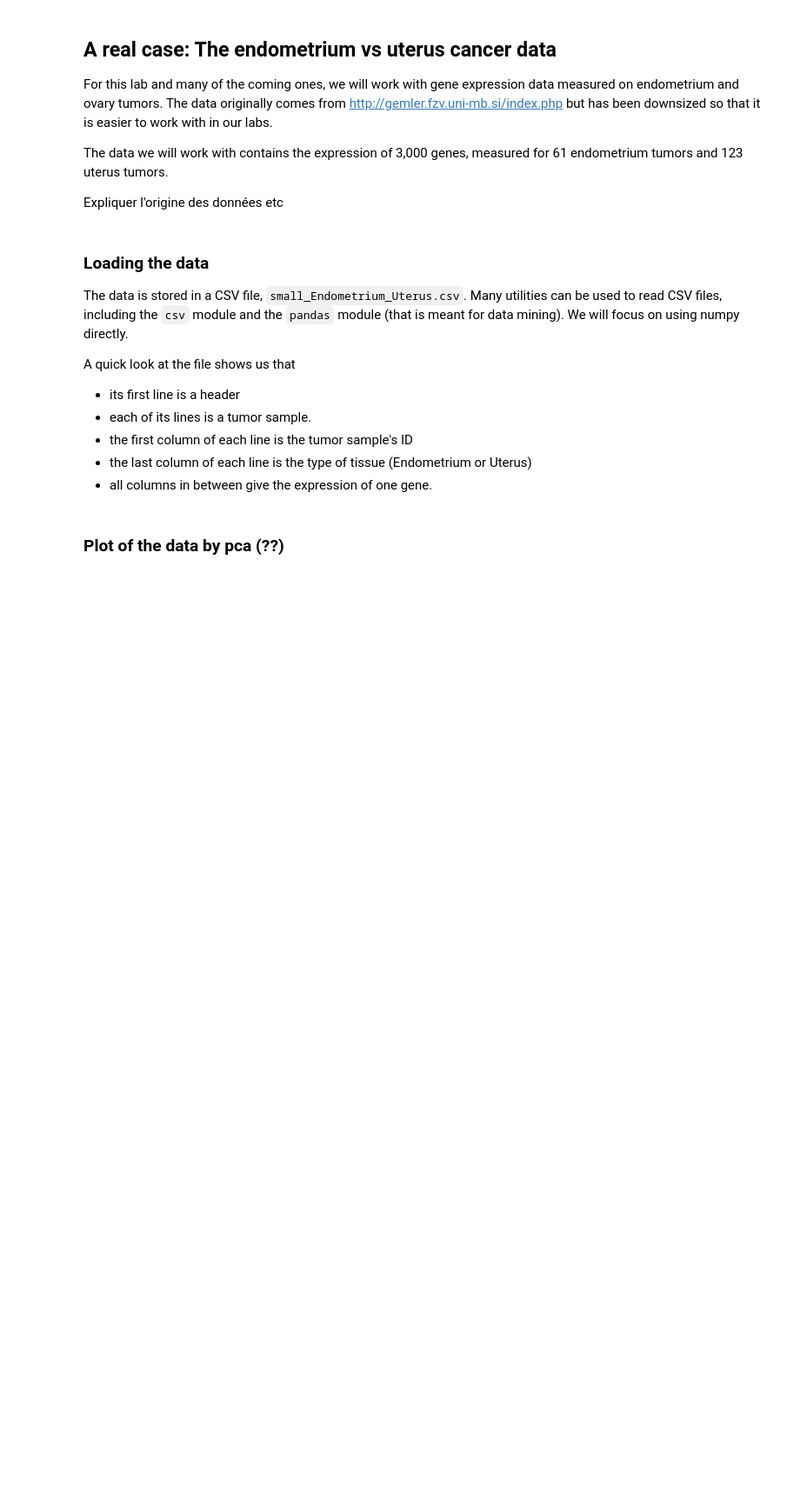
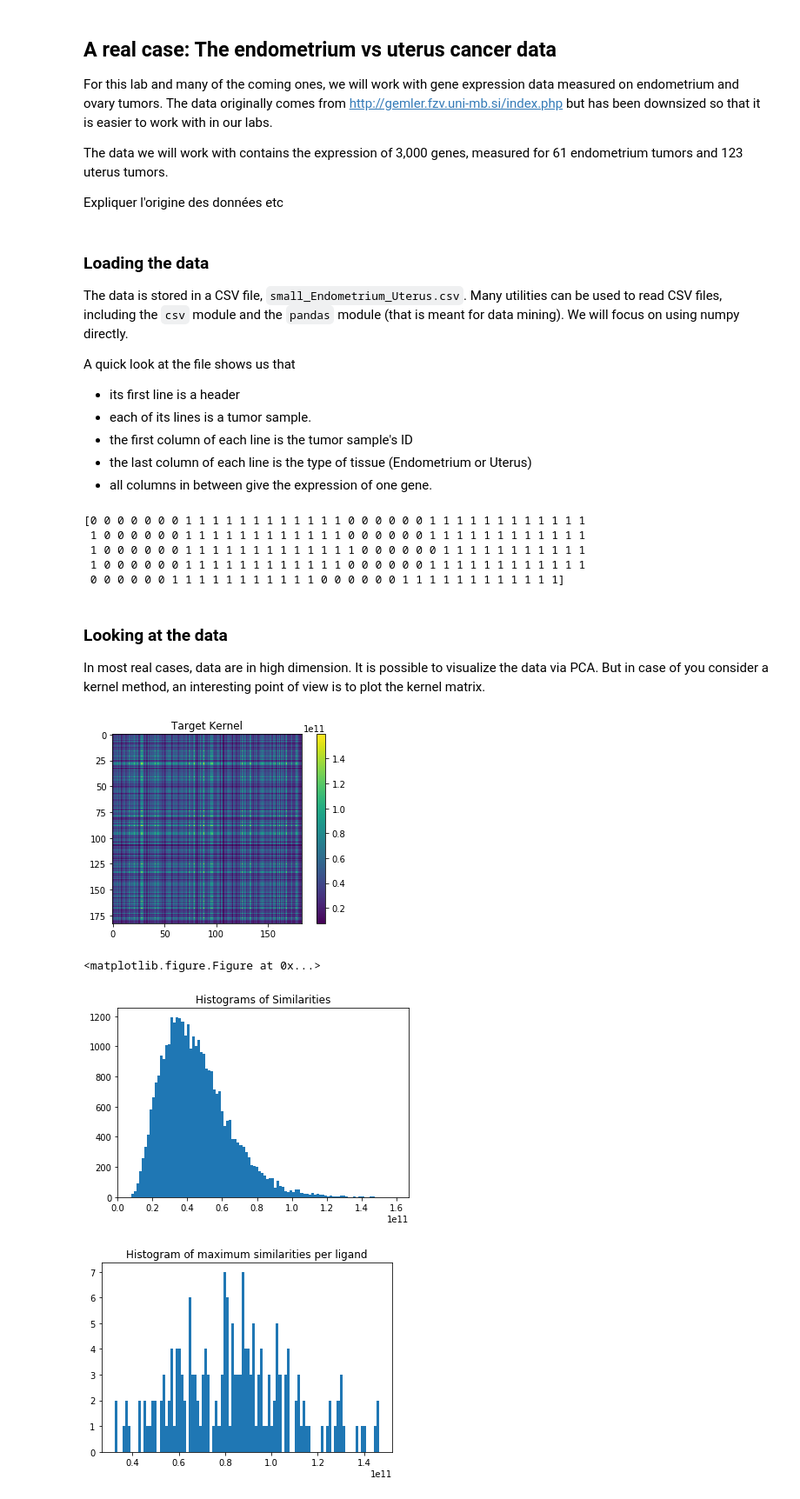
Before and after one commit to bplaye/TP_SVM_04-20-17, a Jupyter notebook: TP_SVM_04-20-17.ipynb, the cells around one changed output. Shown at 87% size. Cells and saved outputs as stored; diff of their text form; code cells hidden in the pictures; blank space fills up the shorter version.

```diff
--- a/TP_SVM_04-20-17.ipynb
+++ b/TP_SVM_04-20-17.ipynb
@@ -316,15 +455,19 @@ X = np.loadtxt('data/real_case/small_Endometrium_Uterus.csv',  delimiter=',',
                skiprows=1, usecols=range(1, 3001))
 
 # Load the labels (Python 2)
+#y = np.loadtxt('data/real_case/small_Endometrium_Uterus.csv', delimiter=',',
+#               skiprows=1, usecols=[3001], dtype='string')
+
+# Load the labels (Python 3)
 y = np.loadtxt('data/real_case/small_Endometrium_Uterus.csv', delimiter=',',
-               skiprows=1, usecols=[3001], dtype='string')
-
-# Python 3 alternative:
-#y = np.loadtxt('data/small_Endometrium_Uterus.csv', delimiter=',',
-#               skiprows=1, usecols=[3001], dtype='bytes').astype('str')
+               skiprows=1, usecols=[3001], dtype='bytes').astype('str')
 
 # Convert 'Endometrium' to 0 and 'Uterus' to 1
 y = np.where(y=='Endometrium', 0, 1)
 print(y)
+# %% [output]
+[0 0 0 0 0 0 0 1 1 1 1 1 1 1 1 1 1 1 1 0 0 0 0 0 0 1 1 1 1 1 1 1 1 1 1 1 1
+ 1 0 0 0 0 0 0 1 1 1 1 1 1 1 1 1 1 1 1 0 0 0 0 0 0 1 1 1 1 1 1 1 1 1 1 1 1
+ 1 0 0 0 0 0 0 1 1 1 1 1 1 1 1 1 1 1 1 1 0 0 0 0 0 0 1 1 1 1 1 1 1 1 1 1 1
+ 1 0 0 0 0 0 0 1 1 1 1 1 1 1 1 1 1 1 1 0 0 0 0 0 0 1 1 1 1 1 1 1 1 1 1 1 1
+ 0 0 0 0 0 0 1 1 1 1 1 1 1 1 1 1 1 0 0 0 0 0 0 1 1 1 1 1 1 1 1 1 1 1 1]
-# %% [markdown]
-### Plot of the data by pca (??)
@@ -332,0 +474,34 @@ print(y)
+# %% [markdown]
+### Looking at the data
+In most real cases, data are in high dimension. It is possible to visualize the data via PCA. But in case of you consider a kernel method, an interesting point of view is to plot the kernel matrix.
+# %%
+from sklearn.metrics.pairwise import linear_kernel
+## mettre avec des TODO
+linear_kernel_X = linear_kernel(X)
+## Plot heatmaps
+plt.figure()
+plt.imshow(linear_kernel_X)
+plt.title('Target Kernel')
+plt.colorbar()
+plt.show()
+plt.clf()
+
+## Plot histo of kernels
+plt.figure()
+plt.hist(linear_kernel_X.flatten(), bins=100)
+plt.title('Histograms of Similarities')
+plt.show()
+
+##plot max value per row of kernel
+di = np.diag_indices(linear_kernel_X.shape[0])
+linear_kernel_X[di] = 0
+maxs = np.max(linear_kernel_X, axis=0)
+plt.figure()
+plt.hist(maxs, bins=100)
+plt.title('Histogram of maximum similarities per ligand')
+plt.show()
+# %% [output]
+[figure, added]
+<matplotlib.figure.Figure at 0x...>
+[figure, added]
+[figure, added]
```
Also changed, not shown: parts of 31 cells of this notebook.
